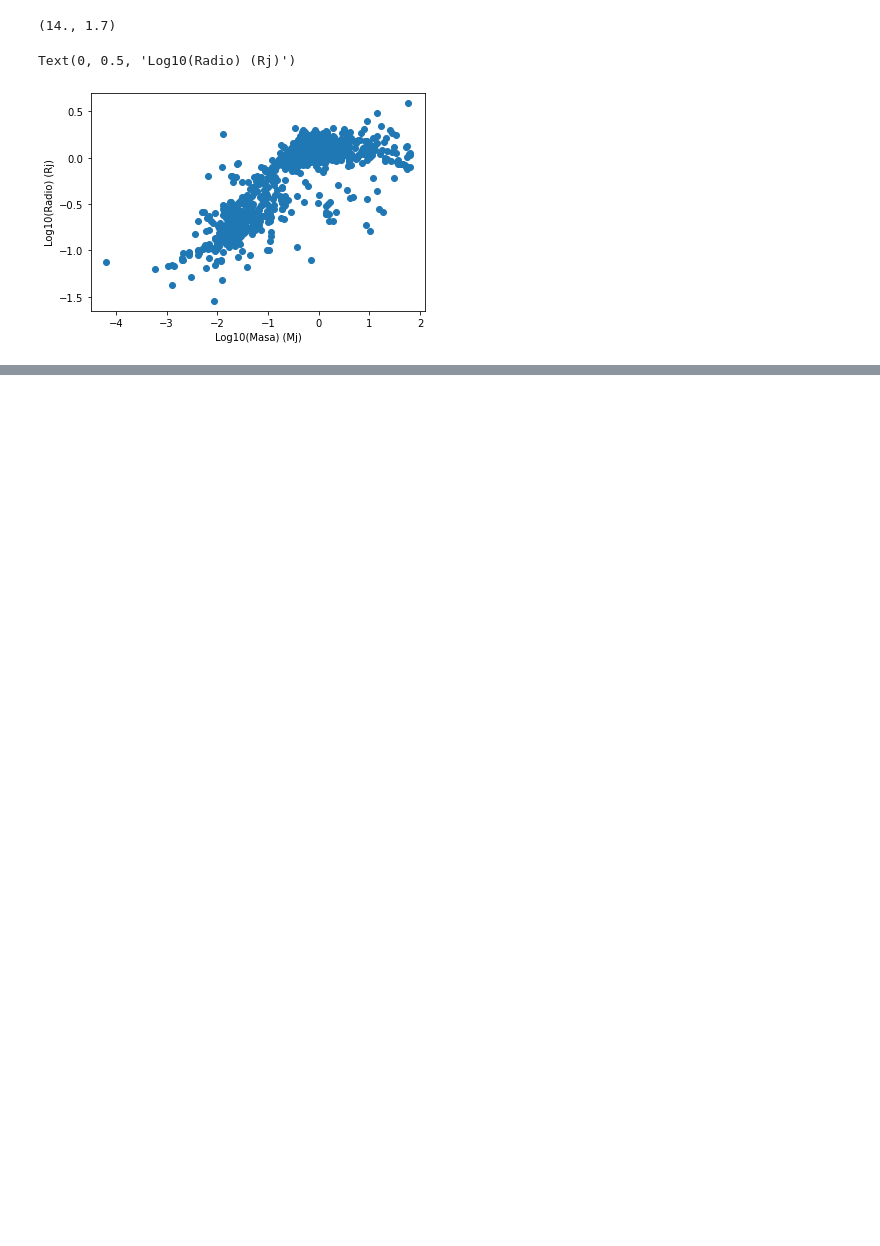
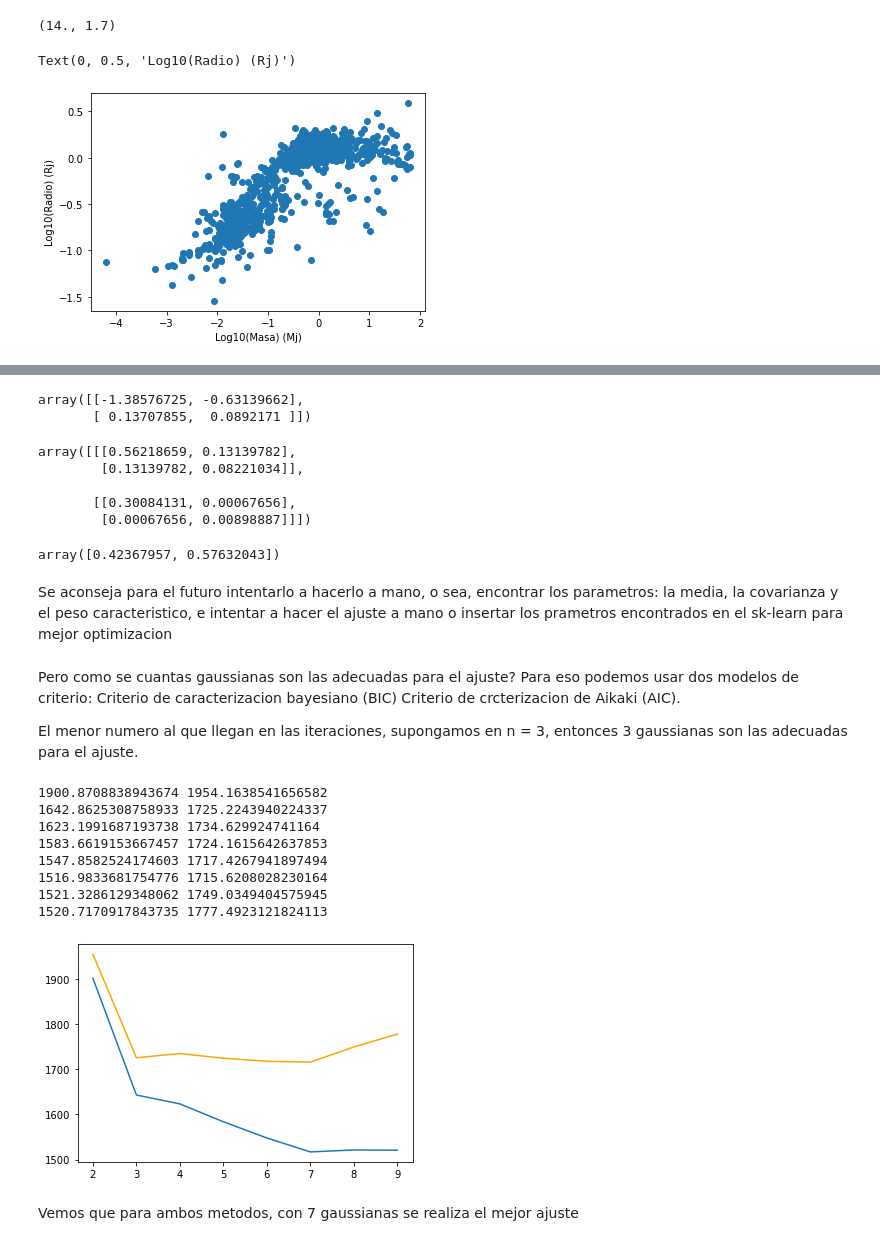
Before and after one commit to Nico2411/Guia-3, a Jupyter notebook: Exoplanetas Guia 3.ipynb, the cells around one changed output, grey strips where cells are left out. Cells and saved outputs as stored; diff of their text form; code cells hidden in the pictures; blank space fills up the shorter version.

```diff
--- a/Exoplanetas Guia 3.ipynb
+++ b/Exoplanetas Guia 3.ipynb
@@ -335,0 +380,61 @@ El resto no lo hice, no me alcanzo el tiempo.
+# %%
+means = gmm.means_
+means
+# Nos devuelve las corrdenadas de las medias
+# %% [output]
+array([[-1.38576725, -0.63139662],
+       [ 0.13707855,  0.0892171 ]])
+# %%
+stds = gmm.covariances_
+stds
+# Nos devuelve las covarianzas
+# %% [output]
+array([[[0.56218659, 0.13139782],
+        [0.13139782, 0.08221034]],
+
+       [[0.30084131, 0.00067656],
+        [0.00067656, 0.00898887]]])
+# %%
+peso = gmm.weights_
+peso
+# Nos da el peso de cada distribucion de puntos en la cual los hemos divididos
+# %% [output]
+array([0.42367957, 0.57632043])
+# %% [markdown]
+Se aconseja para el futuro intentarlo a hacerlo a mano, o sea, encontrar los parametros: la media, la covarianza y el peso caracteristico, e intentar a hacer el ajuste a mano o insertar los prametros encontrados en el sk-learn para mejor optimizacion
+# %% [markdown]
+Pero como se cuantas gaussianas son las adecuadas para el ajuste? Para eso podemos usar dos modelos de criterio:
+Criterio de caracterizacion bayesiano (BIC)
+Criterio de crcterizacion de Aikaki (AIC).
+
+El menor numero al que llegan en las iteraciones, supongamos en n = 3, entonces 3 gaussianas son las adecuadas para el ajuste.
+# %%
+B = gmm.aic(A)
+C = gmm.bic(A)
+# %%
+Aics = []
+Bics = []
+for i in range(2,10):
+    gmms = mixture.GaussianMixture(n_components=i)
+    gmms.fit(A)
+    B = gmms.aic(A)
+    C=gmms.bic(A)
+    Aics.append(B)
+    Bics.append(C)
+
+plt.plot(np.arange(2,10,1), Aics)
+plt.plot(np.arange(2,10,1), Bics, color = 'orange')
+for i, j in zip(Aics, Bics):
+    print (i,j)
+# %% [output]
+1900.8708838943674 1954.1638541656582
+1642.8625308758933 1725.2243940224337
+1623.1991687193738 1734.629924741164
+1583.6619153667457 1724.1615642637853
+1547.8582524174603 1717.4267941897494
+1516.9833681754776 1715.6208028230164
+1521.3286129348062 1749.0349404575945
+1520.7170917843735 1777.4923121824113
+[figure, added]
+# %% [markdown]
+Vemos que para ambos metodos, con 7 gaussianas se realiza el mejor ajuste
```
Also changed, not shown: parts of 18 cells of this notebook.
